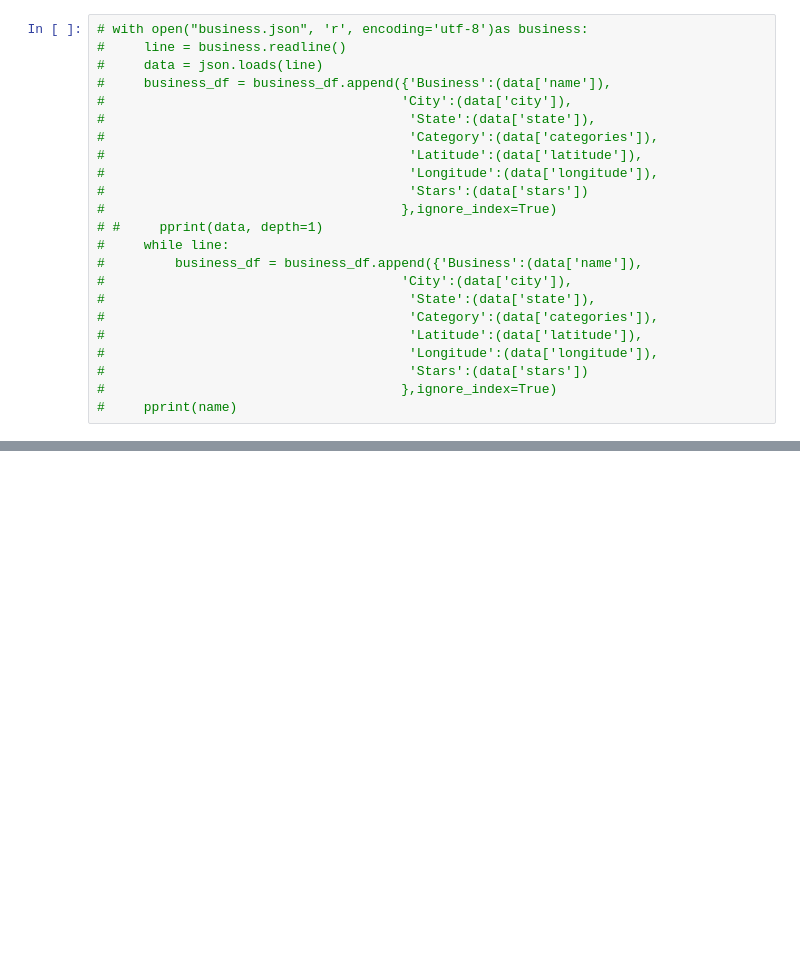
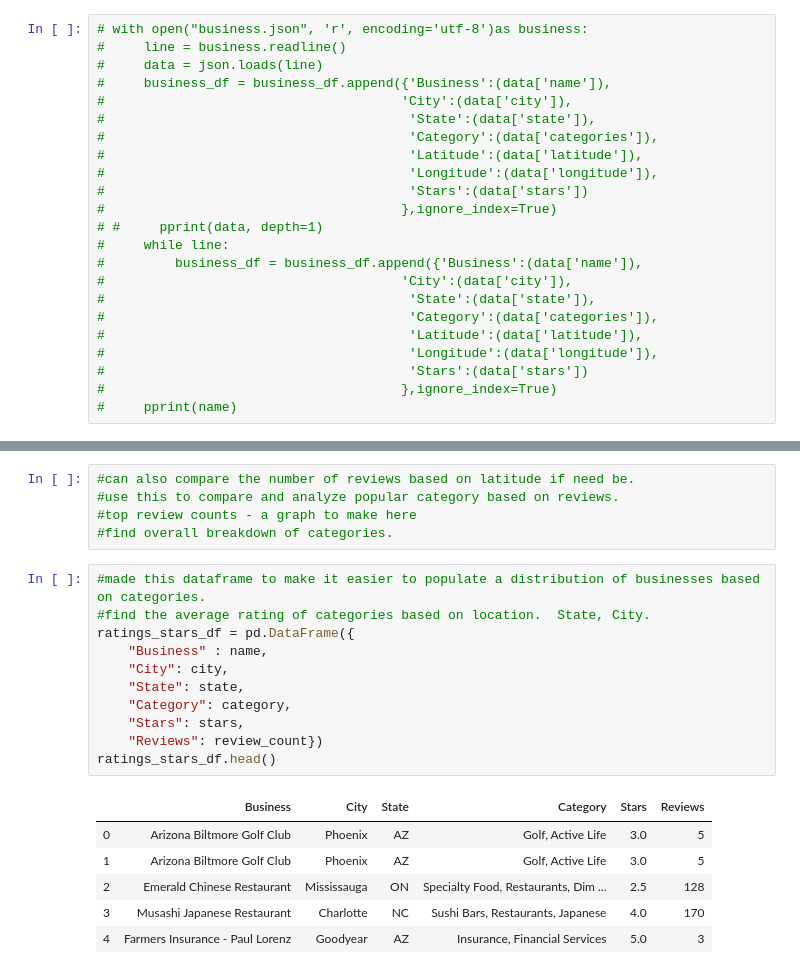
Before and after one commit to elzster/Yelp-Analytics, a Jupyter notebook: Yelp Test.ipynb, the cells around one changed output, grey strips where cells are left out. Cells and saved outputs as stored; diff of their text form; blank space fills up the shorter version.

```diff
--- a/Yelp Test.ipynb
+++ b/Yelp Test.ipynb
@@ -151,0 +185,23 @@ business_df.to_csv('businessdata1.csv', index=False)
+# %%
+#can also compare the number of reviews based on latitude if need be.
+#use this to compare and analyze popular category based on reviews.
+#top review counts - a graph to make here
+#find overall breakdown of categories.
+# %%
+#made this dataframe to make it easier to populate a distribution of businesses based on categories.
+#find the average rating of categories based on location.  State, City.
+ratings_stars_df = pd.DataFrame({
+    "Business" : name,
+    "City": city,
+    "State": state,
+    "Category": category,
+    "Stars": stars,
+    "Reviews": review_count})
+ratings_stars_df.head()
+# %% [output]
+|  | Business | City | State | Category | Stars | Reviews |
+| 0 | Arizona Biltmore Golf Club | Phoenix | AZ | Golf, Active Life | 3.0 | 5 |
+| 1 | Arizona Biltmore Golf Club | Phoenix | AZ | Golf, Active Life | 3.0 | 5 |
+| 2 | Emerald Chinese Restaurant | Mississauga | ON | Specialty Food, Restaurants, Dim ... | 2.5 | 128 |
+| 3 | Musashi Japanese Restaurant | Charlotte | NC | Sushi Bars, Restaurants, Japanese | 4.0 | 170 |
+| 4 | Farmers Insurance - Paul Lorenz | Goodyear | AZ | Insurance, Financial Services | 5.0 | 3 |
```
Also changed, not shown: parts of 29 cells of this notebook, 1 other file.
